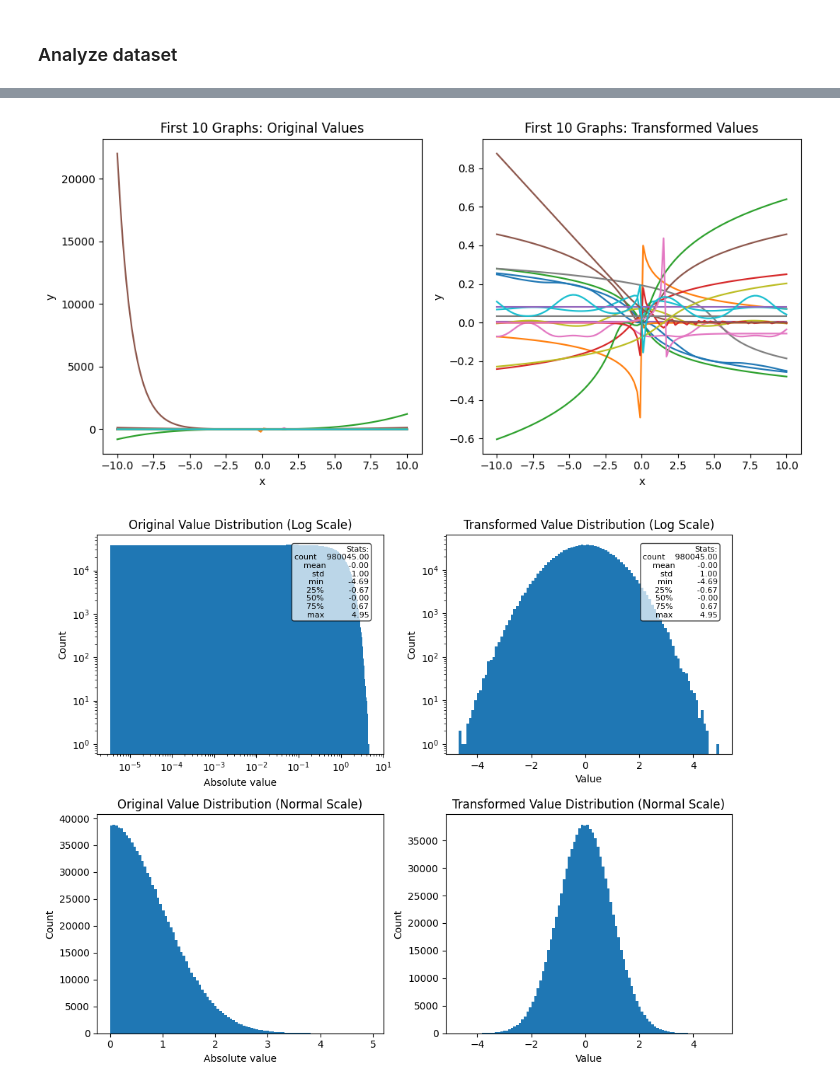
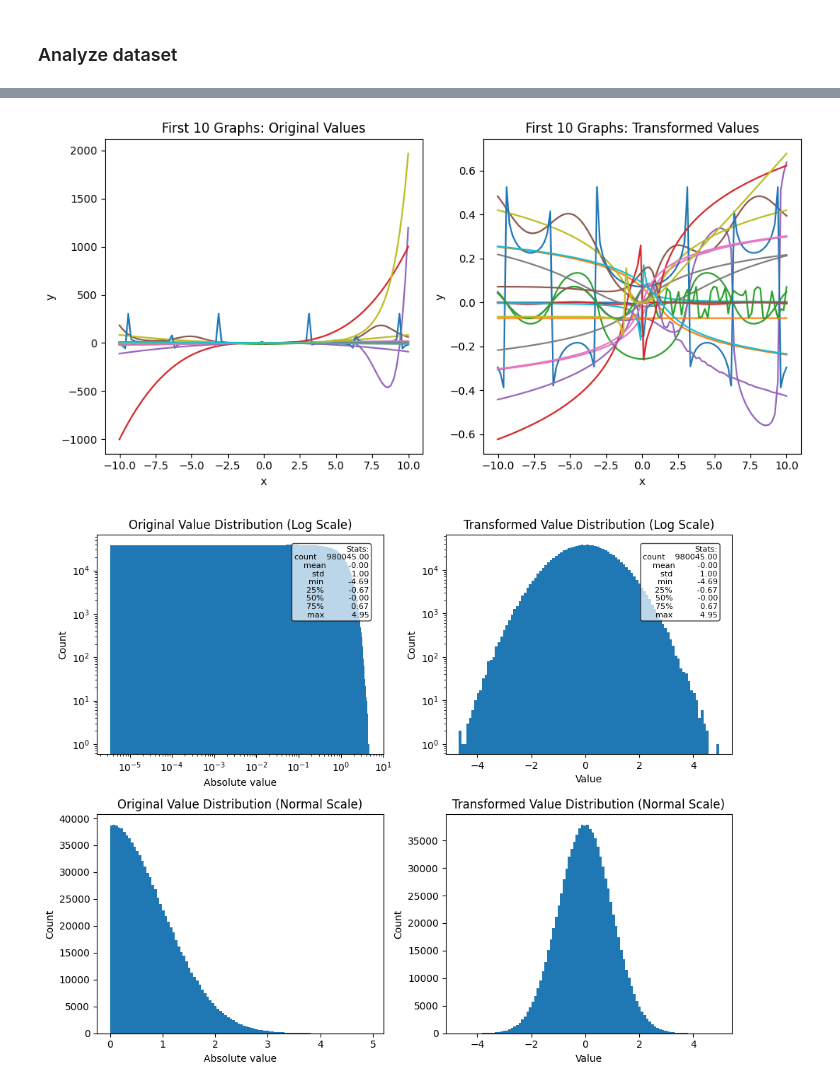
Before and after one commit to LuisCarretero/similar-expressions, a Jupyter notebook: src/datagen_jl/check_dataset.ipynb, the cells around one changed output, grey strips where cells are left out. Drawn from its saved outputs; the diff is of its cells as text; code cells hidden in the pictures.

```diff
--- a/src/datagen_jl/check_dataset.ipynb
+++ b/src/datagen_jl/check_dataset.ipynb
@@ -57,8 +61,8 @@ Number of outliers detected using IQR method: 7019573
 # %%
-i = 20
+i = 60
 plot_values(val_x, values, val_transformed, idx=np.arange(i, i+20))
 # %% [output]
-[figure, old version]
+[figure, new version]
 # %%
 mask = (syntax[:, :, syntax_cats.index('CON')] == 1)
 active_consts = consts[mask]
```
Also changed, not shown: parts of 2 cells of this notebook, 1 other file.
